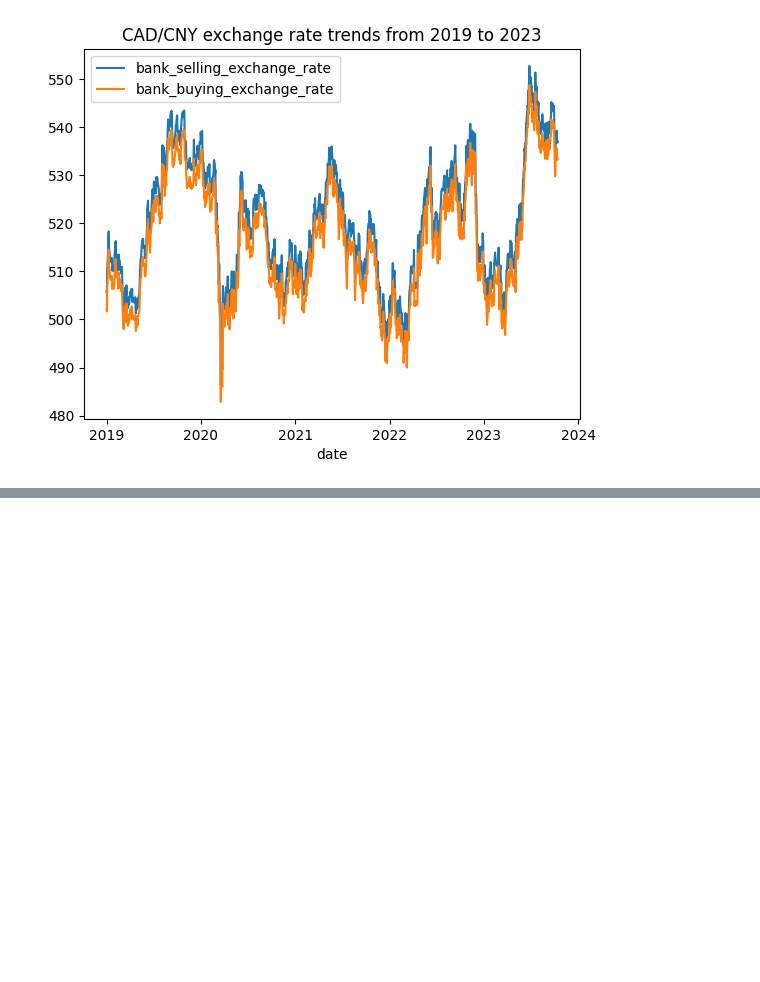
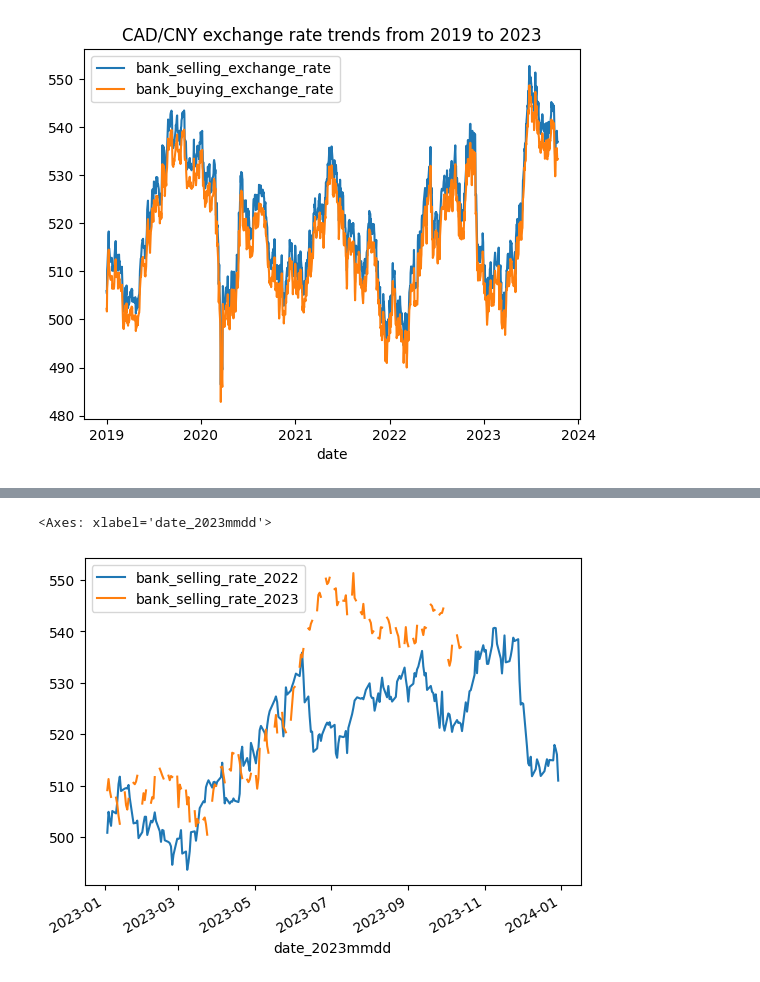
Before and after one commit to 5JKY/Project, a Jupyter notebook: proposal.ipynb, the cells around one changed output, grey strips where cells are left out. Drawn from its saved outputs; the diff is of its cells as text; code cells hidden in the pictures; blank space fills up the shorter version.

```diff
--- a/proposal.ipynb
+++ b/proposal.ipynb
@@ -85,0 +214,11 @@ exchange_rate.plot(x='date', title="CAD/CNY exchange rate trends from 2019 to 20
+# %%
+selling_2022 = exchange_rates['bank_selling_exchange_rate'][ind2021:ind2022]
+datetime_unify_2022to2023_ls = []
+for i in range(ind2021, ind2022):
+    datetime_unify_2022to2023_ls.append(datetime.datetime(
+        year=2023, month=exchange_rates['date'][i].month, day=exchange_rates['date'][i].day
+        ))
+month_day_2022 = pd.Series(datetime_unify_2022to2023_ls, index=[i for i in range(ind2021,ind2022)])
+bank_selling_rate_2022 = pd.DataFrame({'bank_selling_rate_2022':selling_2022,
+                                       'date_2023mmdd': month_day_2022})
+bank_selling_rate_2022
@@ -85,0 +239,17 @@ exchange_rate.plot(x='date', title="CAD/CNY exchange rate trends from 2019 to 20
+# %%
+selling_2023 = exchange_rates['bank_selling_exchange_rate'][ind2022:]
+datetime_unify_2023_ls = []
+"""
+for i in range(ind2022, ind2023):
+    datetime_unify_2023_ls.append(datetime.datetime(
+        year=2023, month=exchange_rates['date'][i].month, day=exchange_rates['date'][i].day
+        ))
+"""
+datetime_unify_2023_ls=[]
+for i in range(ind2022, ind2023):
+    datetime_unify_2023_ls.append(pd.Timestamp(exchange_rates['date'][i]))
+
+month_day_2023 = pd.Series(datetime_unify_2023_ls, index=[i for i in range(ind2022,ind2023)])
+bank_selling_rate_2023 = pd.DataFrame({'bank_selling_rate_2023':selling_2023,
+                                       'date_2023mmdd': month_day_2023})
+bank_selling_rate_2023
@@ -85,0 +270,3 @@ exchange_rate.plot(x='date', title="CAD/CNY exchange rate trends from 2019 to 20
+# %%
+date_merged_2023_left = pd.merge(bank_selling_rate_2022, bank_selling_rate_2023, how='left')
+date_merged_2023_left
@@ -85,0 +287,5 @@ exchange_rate.plot(x='date', title="CAD/CNY exchange rate trends from 2019 to 20
+# %%
+date_merged_2023_left.plot(x='date_2023mmdd')
+# %% [output]
+<Axes: xlabel='date_2023mmdd'>
+[figure, added]
```
Also changed, not shown: parts of 29 cells of this notebook.
